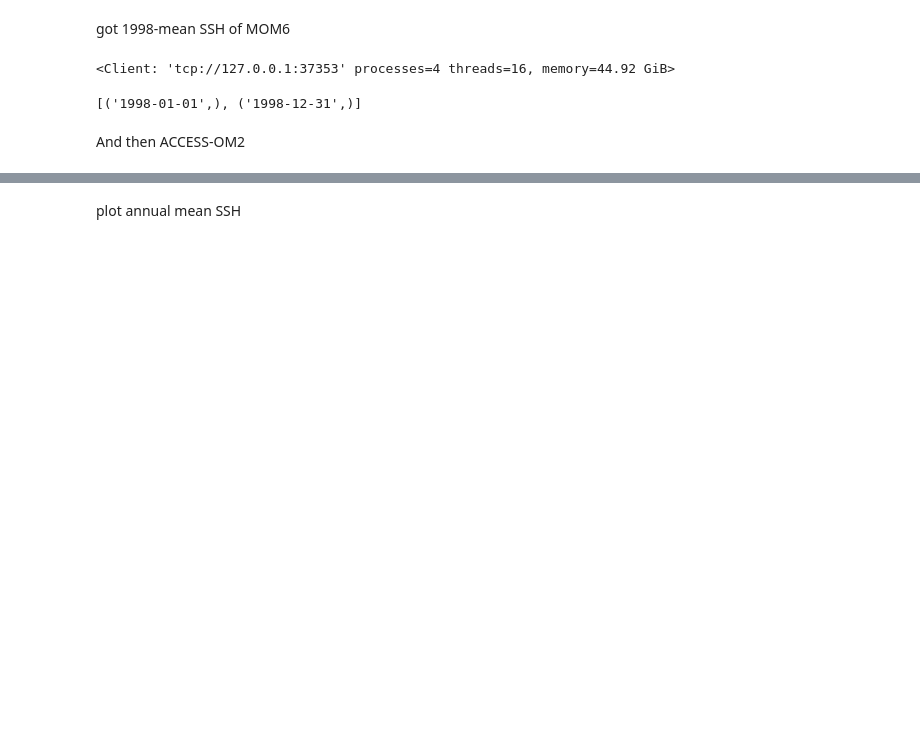
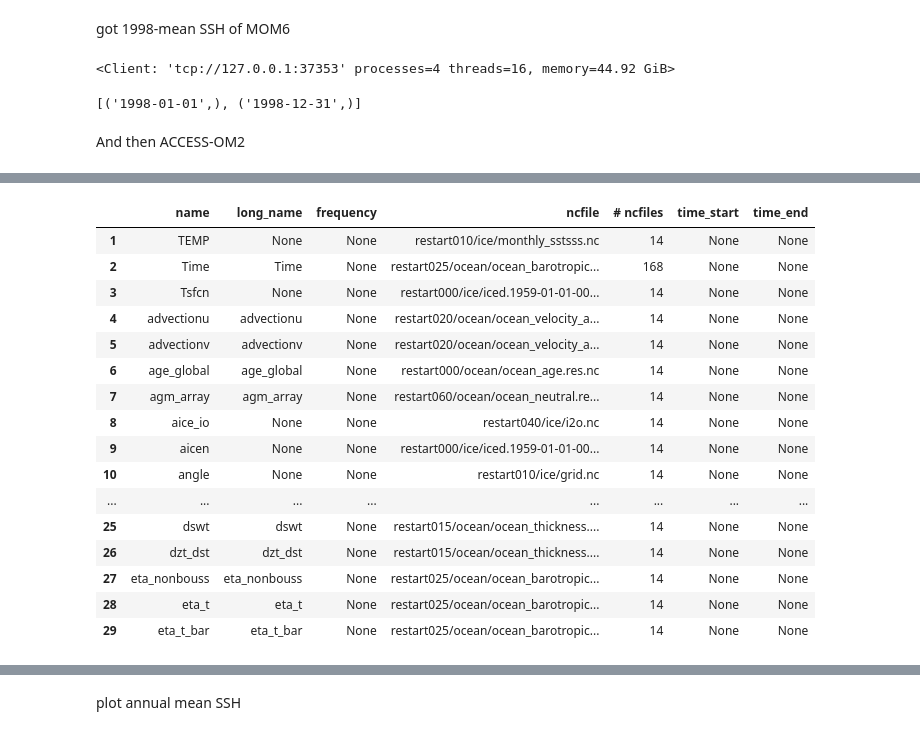
Before and after one commit to Hangyum/proposal, a Jupyter notebook: sea level.ipynb, the cells around one changed output, grey strips where cells are left out. Cells and saved outputs as stored; diff of their text form; code cells hidden in the pictures; blank space fills up the shorter version.

```diff
--- a/sea level.ipynb
+++ b/sea level.ipynb
@@ -53,2 +114,24 @@ session_2 = cc.database.create_session()
+# %%
+# 0.25 deg variable
+variables = cc.querying.get_variables(session_2, experiment='025deg_jra55_iaf_omip2_cycle1')
+variables[1:30]
+# %% [output]
+|  | name | long_name | frequency | ncfile | # ncfiles | time_start | time_end |
+| 1 | TEMP | None | None | restart010/ice/monthly_sstsss.nc | 14 | None | None |
+| 2 | Time | Time | None | restart025/ocean/ocean_barotropic... | 168 | None | None |
+| 3 | Tsfcn | None | None | restart000/ice/iced.1959-01-01-00... | 14 | None | None |
+| 4 | advectionu | advectionu | None | restart020/ocean/ocean_velocity_a... | 14 | None | None |
+| 5 | advectionv | advectionv | None | restart020/ocean/ocean_velocity_a... | 14 | None | None |
+| 6 | age_global | age_global | None | restart000/ocean/ocean_age.res.nc | 14 | None | None |
+| 7 | agm_array | agm_array | None | restart060/ocean/ocean_neutral.re... | 14 | None | None |
+| 8 | aice_io | None | None | restart040/ice/i2o.nc | 14 | None | None |
+| 9 | aicen | None | None | restart000/ice/iced.1959-01-01-00... | 14 | None | None |
+| 10 | angle | None | None | restart010/ice/grid.nc | 14 | None | None |
+| ... | ... | ... | ... | ... | ... | ... | ... |
+| 25 | dswt | dswt | None | restart015/ocean/ocean_thickness.... | 14 | None | None |
+| 26 | dzt_dst | dzt_dst | None | restart015/ocean/ocean_thickness.... | 14 | None | None |
+| 27 | eta_nonbouss | eta_nonbouss | None | restart025/ocean/ocean_barotropic... | 14 | None | None |
+| 28 | eta_t | eta_t | None | restart025/ocean/ocean_barotropic... | 14 | None | None |
+| 29 | eta_t_bar | eta_t_bar | None | restart025/ocean/ocean_barotropic... | 14 | None | None |
 # %%
 #SSH variable in ACCESS-OM2 models
```
Also changed, not shown: parts of 8 cells of this notebook.
